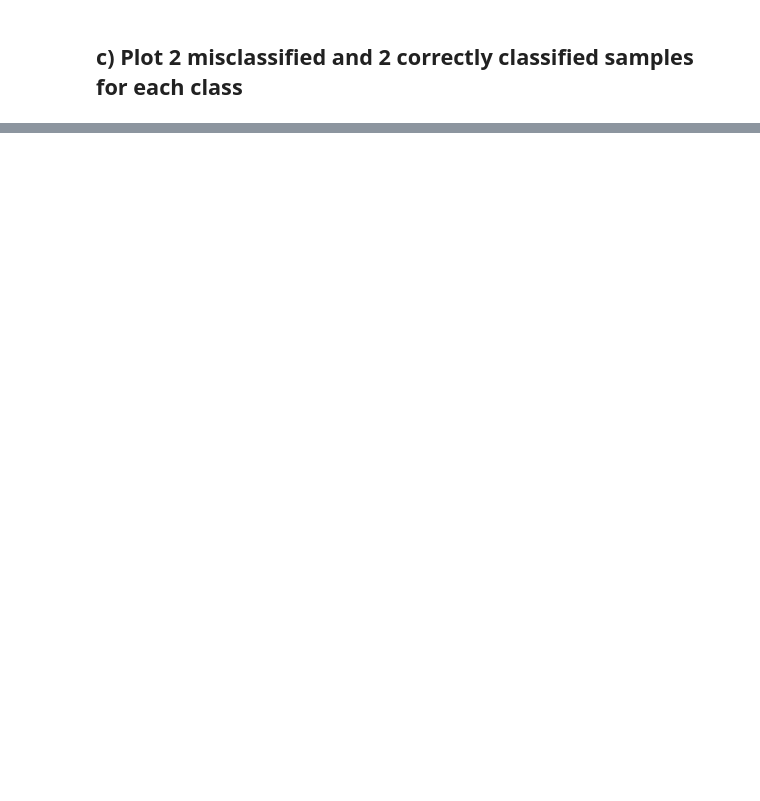
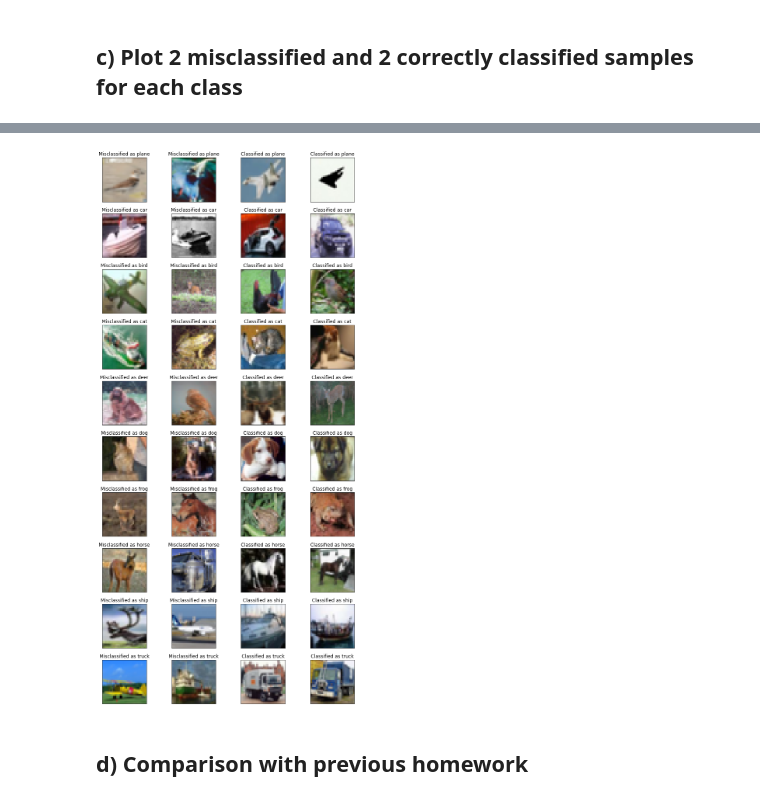
Before and after one commit to ezhang7423/ece180, a Jupyter notebook: hw6/main.ipynb, the cells around one changed output, grey strips where cells are left out. Drawn from its saved outputs; the diff is of its cells as text; code cells hidden in the pictures; blank space fills up the shorter version.

```diff
--- a/hw6/main.ipynb
+++ b/hw6/main.ipynb
@@ -278,0 +338,6 @@ From these experiments, we can see that _ is the optimal number of blocks when u
+# %%
+plot_per_class(batch_norm)
+# %% [output]
+[figure, added]
+# %% [markdown]
+## d) Comparison with previous homework
```
Also changed, not shown: parts of 8 cells of this notebook, 3 other files.
